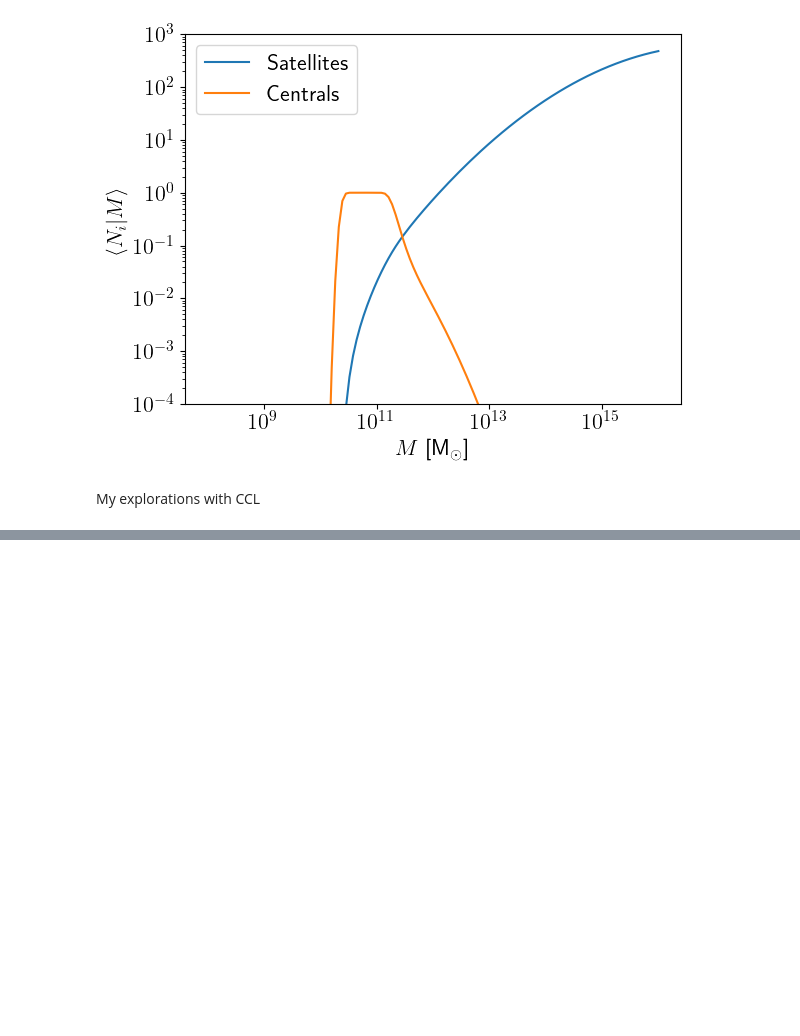
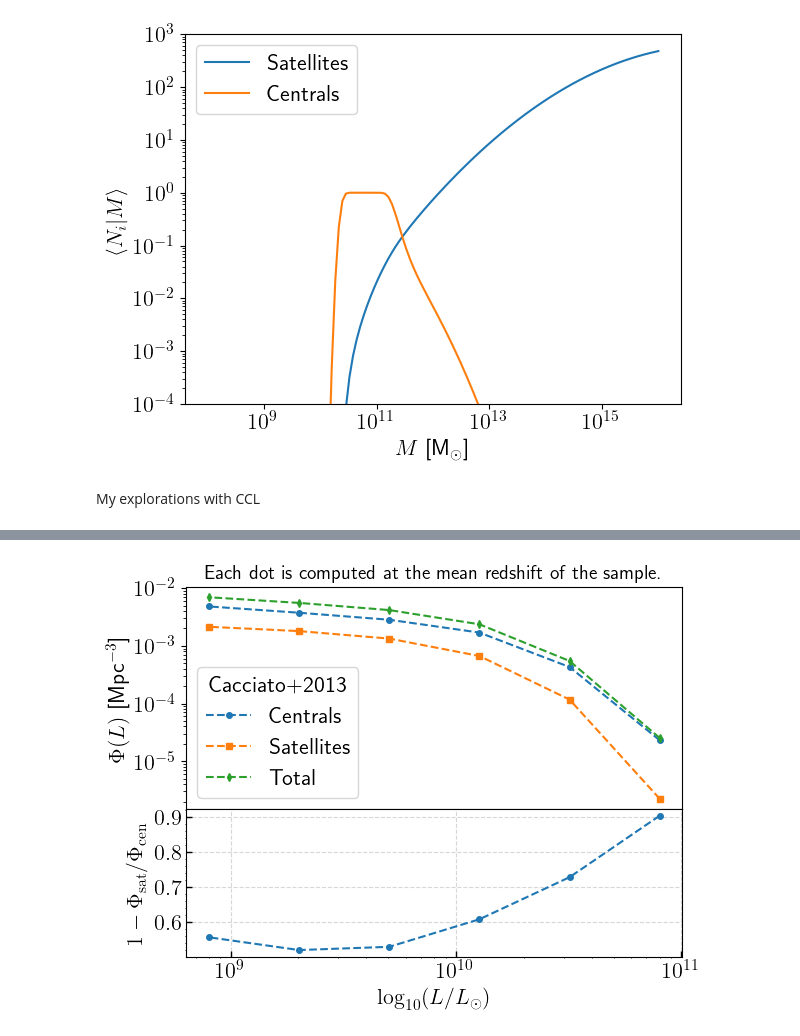
Before and after one commit to 0Navin0/CCLX, a Jupyter notebook: my_work/Cacciato_HOD.ipynb, the cells around one changed output, grey strips where cells are left out. Cells and saved outputs as stored; diff of their text form; code cells hidden in the pictures; blank space fills up the shorter version.

```diff
--- a/my_work/Cacciato_HOD.ipynb
+++ b/my_work/Cacciato_HOD.ipynb
@@ -265,3 +666,13 @@ plt.savefig("Cacciato_HOD_Nc_Ns_vs_M.pdf", bbox_inches='tight', dpi=200)
 [figure]
 # %% [markdown]
 My explorations with CCL
+# %%
+from pyccl.halos.halo_model import HMCalculator
+from pyccl.halos.massdef import MassDef
+from pyccl.halos.concentration import ConcentrationDuffy08
+
+mass_function = ccl.halos.MassFuncTinker08(mass_def=hmd_200m)
+halo_bias = ccl.halos.HaloBiasTinker10(mass_def=hmd_200m)
+hmcalc = HMCalculator(
+    mass_function=mass_function, halo_bias=halo_bias, mass_def=hmd_200m
+)
@@ -267,0 +752,46 @@ My explorations with CCL
+# %%
+from matplotlib.ticker import MaxNLocator, AutoMinorLocator
+
+fig, axes = plt.subplots(
+    2,
+    1,
+    sharex=True,
+    gridspec_kw={"height_ratios": [3, 2], "hspace": 0.0},
+)
+
+ax = axes[0]
+ax.loglog(10**log_lum_bin_centers, phi_L_cen, "o--", ms=4, label="Centrals")
+ax.loglog(10**log_lum_bin_centers, phi_L_sat, "s--", ms=4, label="Satellites")
+ax.loglog(10**log_lum_bin_centers, phi_L_cen + phi_L_sat, "d--", ms=4, label="Total")
+
+# ax.set_xlabel(r"$\log_{10}(L/L_\odot)$")
+ax.set_ylabel(r"$\Phi(L)$ [Mpc$^{-3}$]")
+ax.legend(title="Cacciato+2013")
+ax.set_title(r"Each dot is computed at the mean redshift of the sample.", fontsize=14)
+
+ax = axes[1]
+# increase number of major ticks and enable minor ticks on the bottom subplot
+axes[1].yaxis.set_major_locator(MaxNLocator(nbins=5))
+axes[1].yaxis.set_minor_locator(AutoMinorLocator())
+axes[1].tick_params(which="major", length=4, width=1, direction="in")
+# make major ticks point inward, remove minor ticks, and enable a major-grid
+axes[1].tick_params(which="minor", length=1)
+# axes[1].xaxis.set_minor_locator()
+# axes[1].yaxis.set_minor_locator()
+axes[1].grid(True, which="major", axis="both", linestyle="--", alpha=0.5)
+
+ax.plot(
+    10**log_lum_bin_centers,
+    1 - phi_L_sat / phi_L_cen,
+    "o--",
+    ms=4,
+    label="Centrals - Satellites",
+)
+ax.set_xscale("log")
+ax.set_xlabel(r"$\log_{10}(L/L_\odot)$")
+ax.set_ylabel(r"$1-\Phi_{\rm sat} / \Phi_{\rm cen}$")
+
+# plt.savefig("Cacciato_HOD_phi_L_cen_sat.pdf", bbox_inches='tight', dpi=200)
+plt.show()
+# %% [output]
+[figure, added]
```
Also changed, not shown: parts of 28 cells of this notebook, 5 other files.
